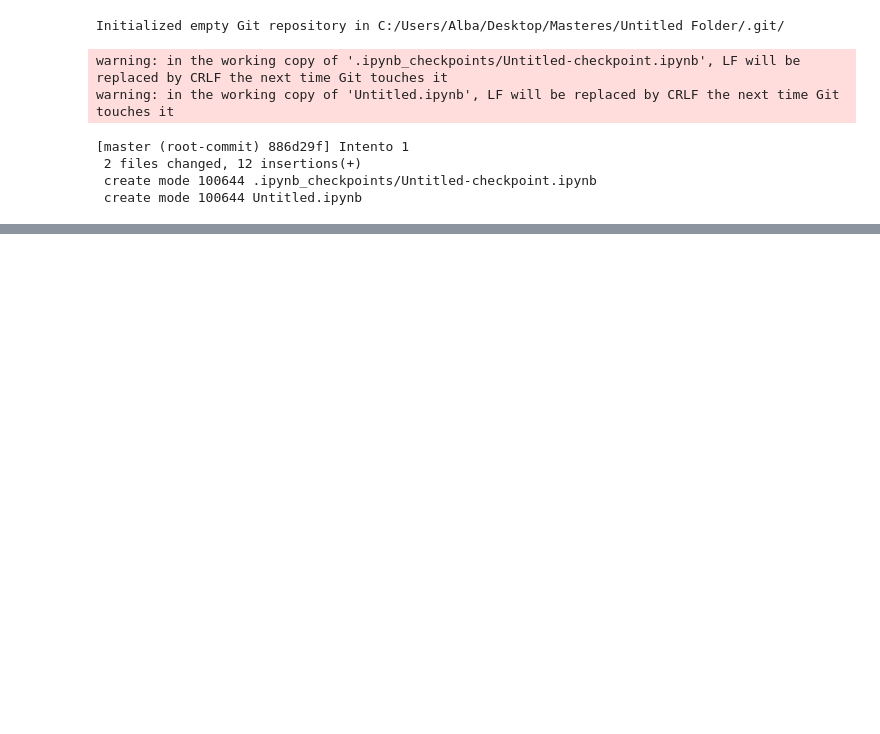
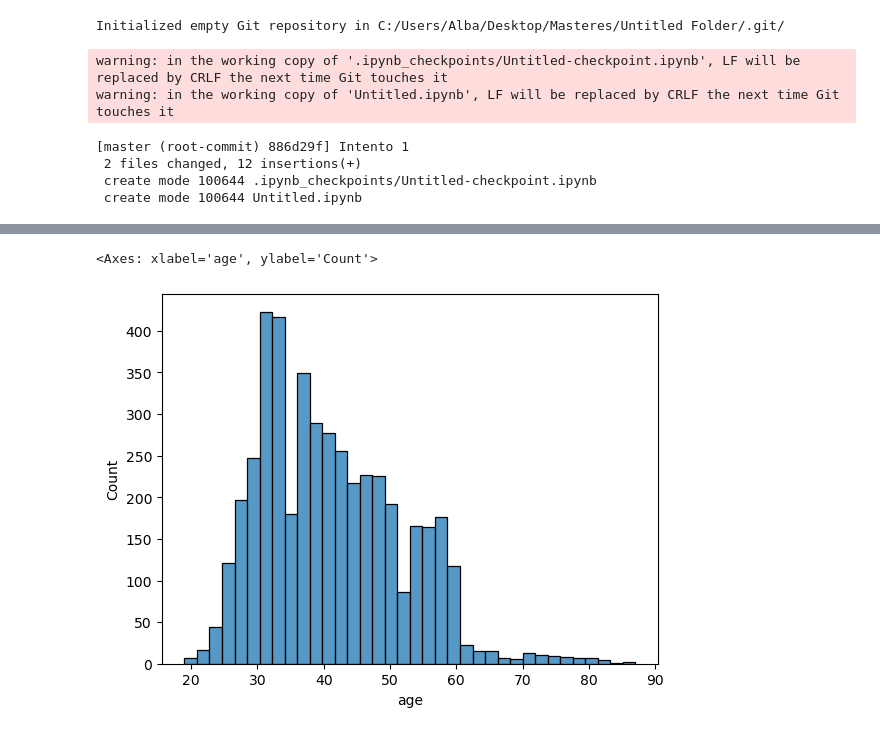
Before and after one commit to albagomezz/Pruebas, a Jupyter notebook: Untitled.ipynb, the cells around one changed output, grey strips where cells are left out. Cells and saved outputs as stored; diff of their text form; code cells hidden in the pictures; blank space fills up the shorter version.

```diff
--- a/Untitled.ipynb
+++ b/Untitled.ipynb
@@ -18,0 +42,2 @@ warning: in the working copy of 'Untitled.ipynb', LF will be replaced by CRLF th
+# %%
+data=pd.read_csv("bank.csv", sep = ';')
@@ -18,0 +94,5 @@ warning: in the working copy of 'Untitled.ipynb', LF will be replaced by CRLF th
+# %%
+sns.histplot(data["age"])
+# %% [output]
+<Axes: xlabel='age', ylabel='Count'>
+[figure, added]
```
Also changed, not shown: parts of 19 cells of this notebook, 4 other files.
